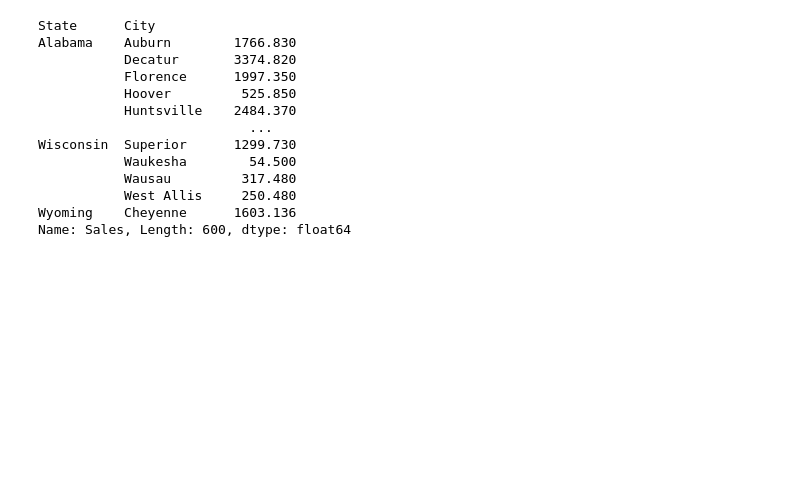
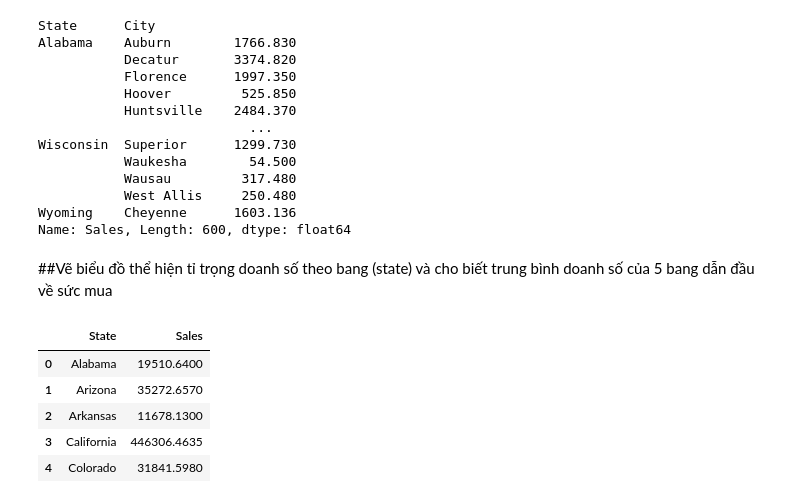
Before and after one commit to HienNguyenMinh/PythonAssignment, a Jupyter notebook: BaiTap4_Assignment.ipynb, the cells around one changed output. Saved outputs shown, nothing was run; the diff lists cells and outputs as text; code cells hidden in the pictures; blank space fills up the shorter version.

```diff
--- a/BaiTap4_Assignment.ipynb
+++ b/BaiTap4_Assignment.ipynb
@@ -407,3 +407,17 @@ def heatmap_plot_dates(df, title_text):
                                    thickness=15)), row=1, col=1)
       fig.update_layout(title = title_text + '_Sale Distribution', height=2 * 20 + 300, width=1 * 700, showlegend=False)
       fig.show()
+# %% [markdown]
+##Vẽ biểu đồ thể hiện tỉ trọng doanh số theo bang (state) và cho biết trung bình doanh số của 5 bang dẫn đầu về sức mua
+# %%
+#Nhóm theo bang, tính trung bình trên cột 'Sales'
+sales = train_df.groupby(['State'])['Sales'].sum()
+sales = sales.to_frame().reset_index()
+sales.head()
+# %% [output]
+|  | State | Sales |
+| 0 | Alabama | 19510.6400 |
+| 1 | Arizona | 35272.6570 |
+| 2 | Arkansas | 11678.1300 |
+| 3 | California | 446306.4635 |
+| 4 | Colorado | 31841.5980 |
```
Also changed, not shown: parts of 3 cells of this notebook.
